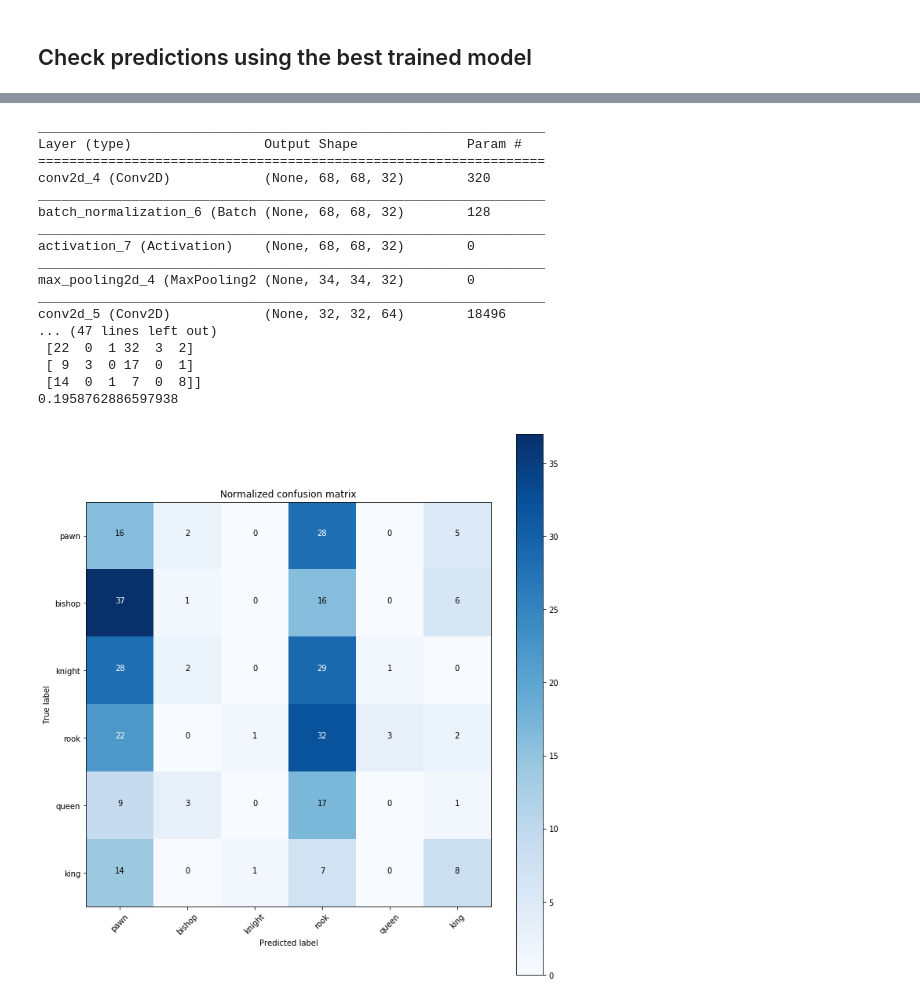
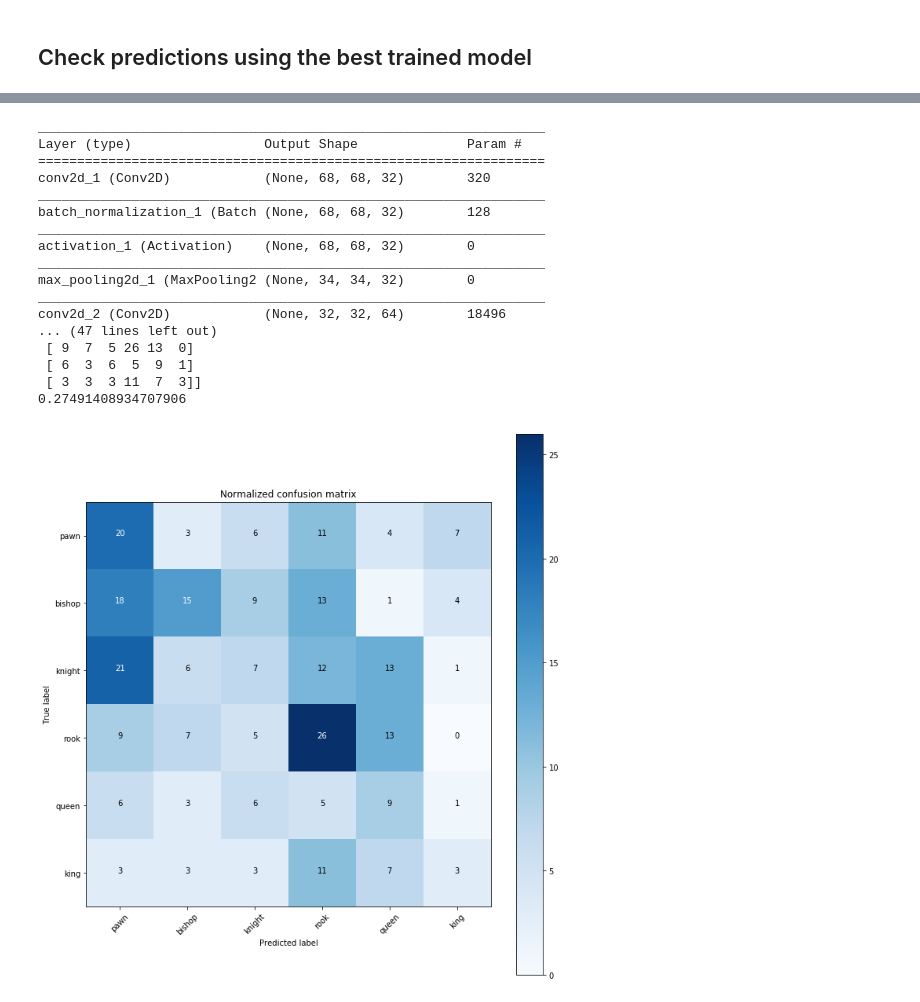
Before and after one commit to ace-racer/Extending-Board-Games-using-deep-learning, a Jupyter notebook: chess_piece_detection/6_class_classifier/Fine tune and eval 6 class classifier.ipynb, the cells around one changed output, grey strips where cells are left out. Cells and saved outputs as stored; diff of their text form; code cells hidden in the pictures.

```diff
--- a/chess_piece_detection/6_class_classifier/Fine tune and eval 6 class classifier.ipynb
+++ b/chess_piece_detection/6_class_classifier/Fine tune and eval 6 class classifier.ipynb
@@ -281,7 +294,7 @@ def plot_confusion_matrix(cm, classes,
 
 
 import matplotlib
-matplotlib.rcParams['figure.figsize'] = [15, 15]
+matplotlib.rcParams['figure.figsize'] = [100, 15]
 
 IMAGES_PER_ROW = 5
 
@@ -375,34 +388,34 @@ array([4, 4, 5, 2, 1, 4, 3, 0, 5, 5, 0, 2, 0, 2, 5, 2, 3, 4, 2, 2, 3, 1,
 # %%
 from sklearn.metrics import confusion_matrix, accuracy_score
 plt.rcParams["figure.figsize"] = (10,10)
 class_names = ["pawn", "bishop", "knight", "rook", "queen", "king"]
 
-trained_model_path = "/home/anurag/AR/Extending-Board-Games-using-deep-learning/API/models/6_class_cnn.hdf5"
+trained_model_path = "/home/anurag/AR/trained_models/23Mar/6_class_cnn_fine_tuned.hdf5"
 trained_model = load_6_class_cnn_model(trained_model_path)
 
 # trained_model.load_weights(filepath)
 
 test_predictions = trained_model.predict(X_test, batch_size=batch_size)
 y_test_pred = [np.argmax(x) for x in test_predictions]
 cnf_matrix = confusion_matrix(y_test, y_test_pred)
 plot_confusion_matrix(cnf_matrix, classes=class_names, normalize=False,title='Normalized confusion matrix')
 print(accuracy_score(y_test, y_test_pred))
 # %% [output]
 _________________________________________________________________
 Layer (type)                 Output Shape              Param #
 =================================================================
-conv2d_4 (Conv2D)            (None, 68, 68, 32)        320
+conv2d_1 (Conv2D)            (None, 68, 68, 32)        320
 _________________________________________________________________
-batch_normalization_6 (Batch (None, 68, 68, 32)        128
+batch_normalization_1 (Batch (None, 68, 68, 32)        128
 _________________________________________________________________
-activation_7 (Activation)    (None, 68, 68, 32)        0
+activation_1 (Activation)    (None, 68, 68, 32)        0
 _________________________________________________________________
-max_pooling2d_4 (MaxPooling2 (None, 34, 34, 32)        0
+max_pooling2d_1 (MaxPooling2 (None, 34, 34, 32)        0
 _________________________________________________________________
-conv2d_5 (Conv2D)            (None, 32, 32, 64)        18496
+conv2d_2 (Conv2D)            (None, 32, 32, 64)        18496
 ... (47 lines left out)
- [22  0  1 32  3  2]
- [ 9  3  0 17  0  1]
- [14  0  1  7  0  8]]
-0.1958762886597938
+ [ 9  7  5 26 13  0]
+ [ 6  3  6  5  9  1]
+ [ 3  3  3 11  7  3]]
+0.27491408934707906
-[figure, old version]
+[figure, new version]
```
Also changed, not shown: parts of 4 cells of this notebook, 1 other file.
